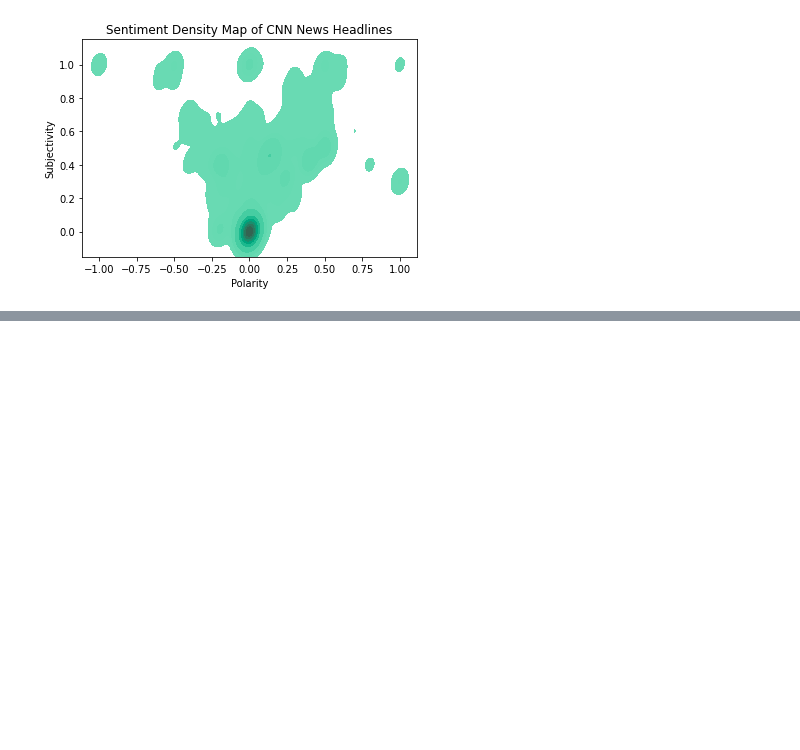
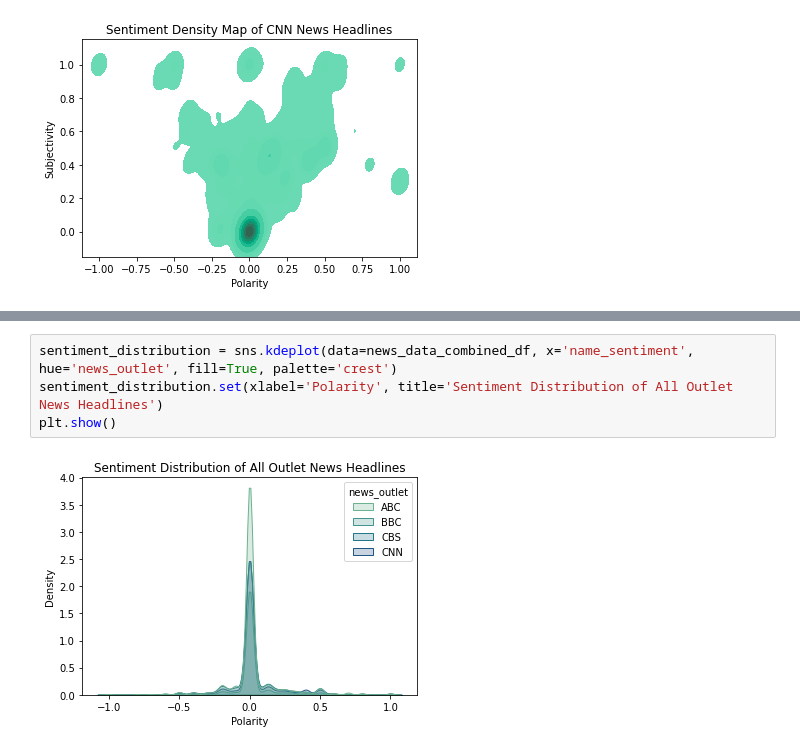
Before and after one commit to markalas/news-sentiment-analysis, a Jupyter notebook: main.ipynb, the cells around one changed output, grey strips where cells are left out. Drawn from its saved outputs; the diff is of its cells as text; blank space fills up the shorter version.

```diff
--- a/main.ipynb
+++ b/main.ipynb
@@ -187,0 +188,6 @@ plt.show()
+# %%
+sentiment_distribution = sns.kdeplot(data=news_data_combined_df, x='name_sentiment', hue='news_outlet', fill=True, palette='crest')
+sentiment_distribution.set(xlabel='Polarity', title='Sentiment Distribution of All Outlet News Headlines')
+plt.show()
+# %% [output]
+[figure, added]
```
Also changed, not shown: parts of 1 cell of this notebook.
